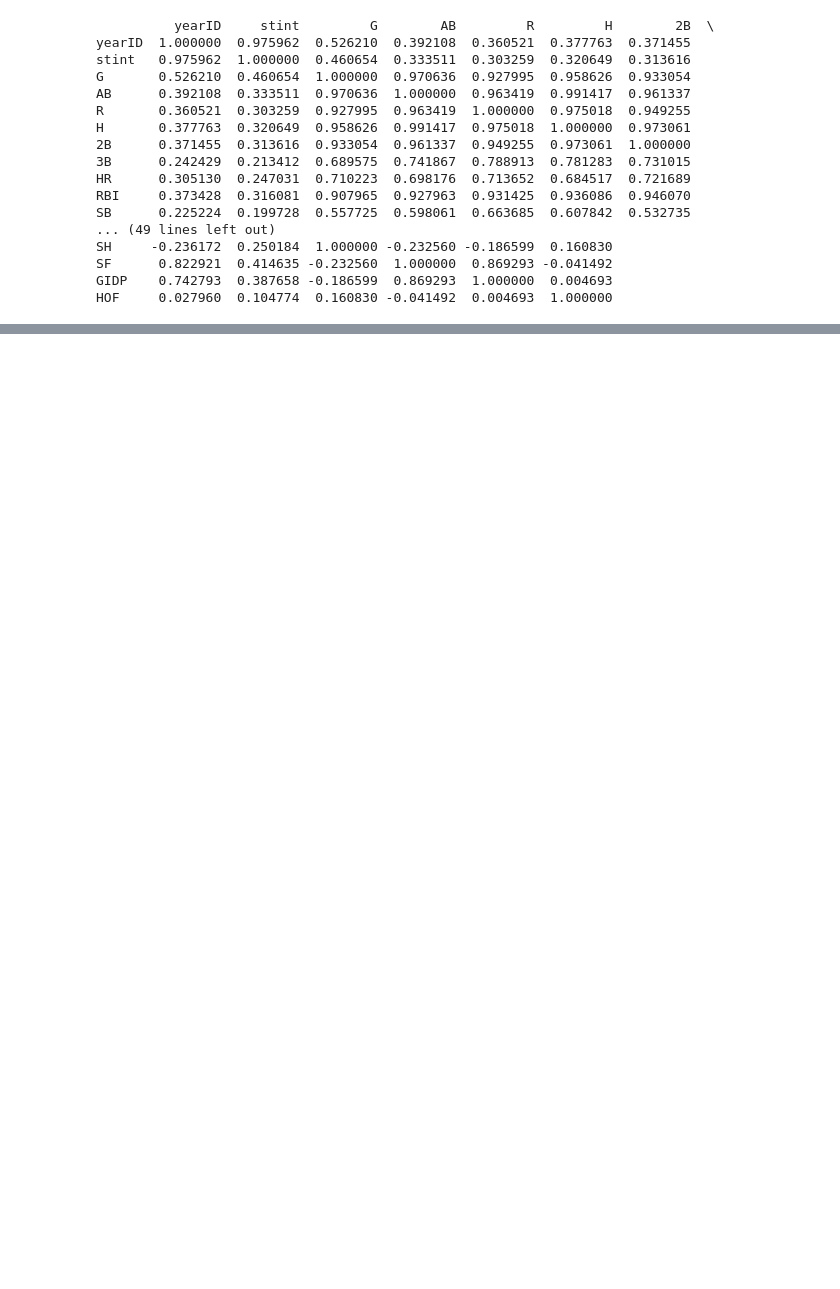
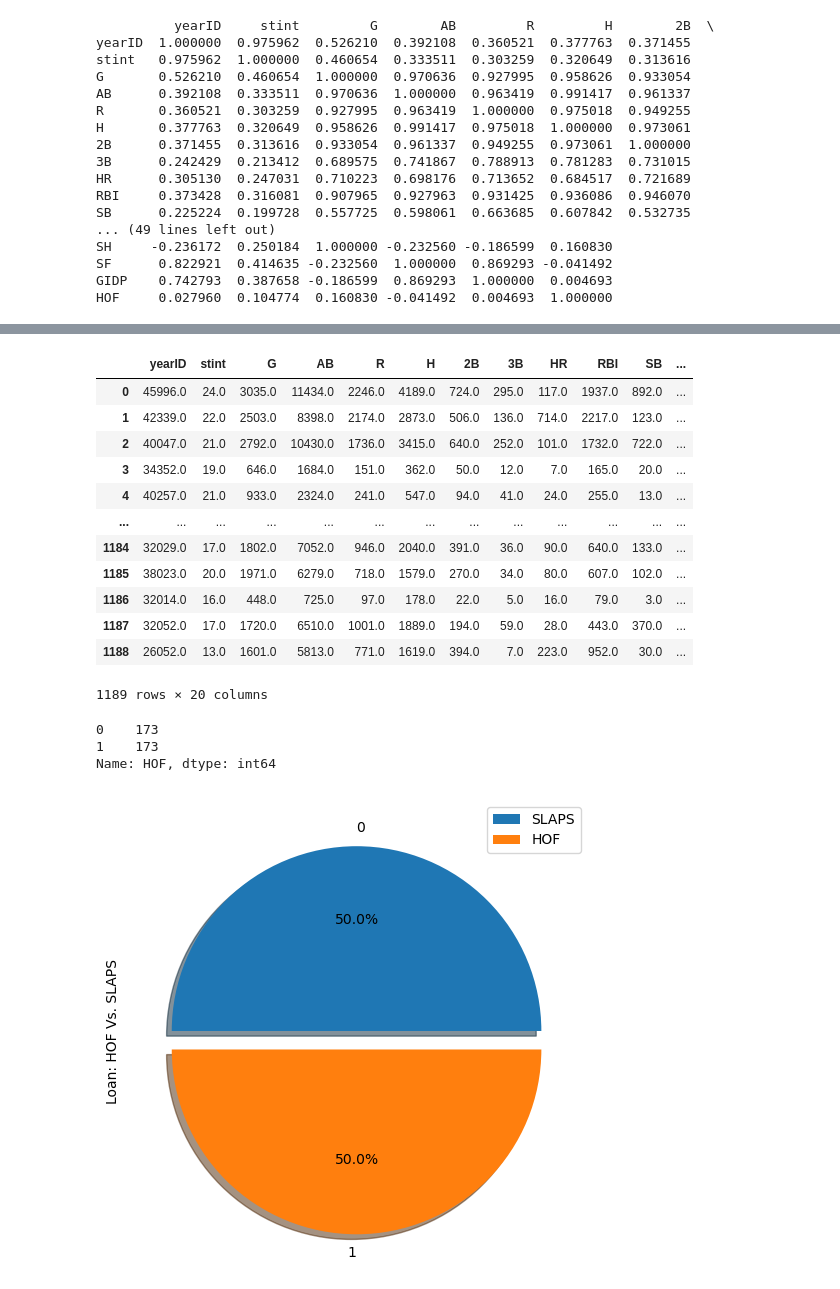
Before and after one commit to markbaca42/MLB_HOF_Prediction, a Jupyter notebook: code.ipynb, the cells around one changed output, grey strips where cells are left out. Drawn from its saved outputs; the diff is of its cells as text; code cells hidden in the pictures; blank space fills up the shorter version.

```diff
--- a/code.ipynb
+++ b/code.ipynb
@@ -161,0 +180,40 @@ HOF     0.027960  0.104774  0.160830 -0.041492  0.004693  1.000000
+# %%
+from sklearn.model_selection import train_test_split
+
+display(career_df)
+
+X = career_df.drop('HOF', axis=1)
+y = career_df['HOF']
+
+X_train, X_test, y_train, y_test = train_test_split(X, y, test_size=0.30,
+
+                                           stratify = y, random_state=2022)
+
+X_train_cp = X_train.copy()
+X_train_cp['HOF'] = y_train
+y_0 = X_train_cp[X_train_cp['HOF'] == 0]
+y_1 = X_train_cp[X_train_cp['HOF'] == 1]
+y_0_undersample = y_0.sample(y_1.shape[0])
+loan_data_undersample = pd.concat([y_0_undersample, y_1], axis = 0)
+
+
+# Visualize the proportion of borrowers
+show_loan_distrib(loan_data_undersample)
+# %% [output]
+|  | yearID | stint | G | AB | R | H | 2B | 3B | HR | RBI | SB | ... |
+| 0 | 45996.0 | 24.0 | 3035.0 | 11434.0 | 2246.0 | 4189.0 | 724.0 | 295.0 | 117.0 | 1937.0 | 892.0 | ... |
+| 1 | 42339.0 | 22.0 | 2503.0 | 8398.0 | 2174.0 | 2873.0 | 506.0 | 136.0 | 714.0 | 2217.0 | 123.0 | ... |
+| 2 | 40047.0 | 21.0 | 2792.0 | 10430.0 | 1736.0 | 3415.0 | 640.0 | 252.0 | 101.0 | 1732.0 | 722.0 | ... |
+| 3 | 34352.0 | 19.0 | 646.0 | 1684.0 | 151.0 | 362.0 | 50.0 | 12.0 | 7.0 | 165.0 | 20.0 | ... |
+| 4 | 40257.0 | 21.0 | 933.0 | 2324.0 | 241.0 | 547.0 | 94.0 | 41.0 | 24.0 | 255.0 | 13.0 | ... |
+| ... | ... | ... | ... | ... | ... | ... | ... | ... | ... | ... | ... | ... |
+| 1184 | 32029.0 | 17.0 | 1802.0 | 7052.0 | 946.0 | 2040.0 | 391.0 | 36.0 | 90.0 | 640.0 | 133.0 | ... |
+| 1185 | 38023.0 | 20.0 | 1971.0 | 6279.0 | 718.0 | 1579.0 | 270.0 | 34.0 | 80.0 | 607.0 | 102.0 | ... |
+| 1186 | 32014.0 | 16.0 | 448.0 | 725.0 | 97.0 | 178.0 | 22.0 | 5.0 | 16.0 | 79.0 | 3.0 | ... |
+| 1187 | 32052.0 | 17.0 | 1720.0 | 6510.0 | 1001.0 | 1889.0 | 194.0 | 59.0 | 28.0 | 443.0 | 370.0 | ... |
+| 1188 | 26052.0 | 13.0 | 1601.0 | 5813.0 | 771.0 | 1619.0 | 394.0 | 7.0 | 223.0 | 952.0 | 30.0 | ... |
+1189 rows × 20 columns
+0    173
+1    173
+Name: HOF, dtype: int64
+[figure, added]
```
Also changed, not shown: parts of 6 cells of this notebook.
